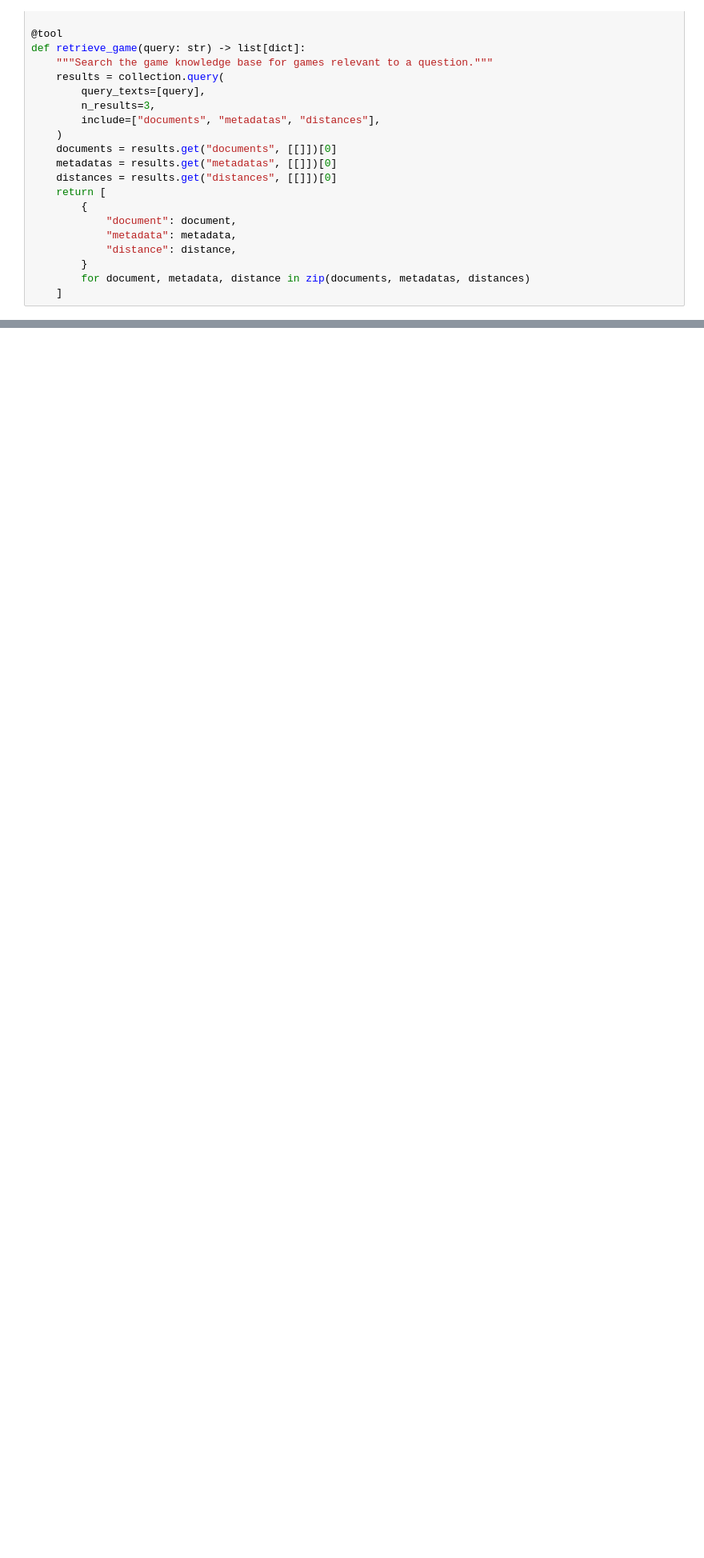
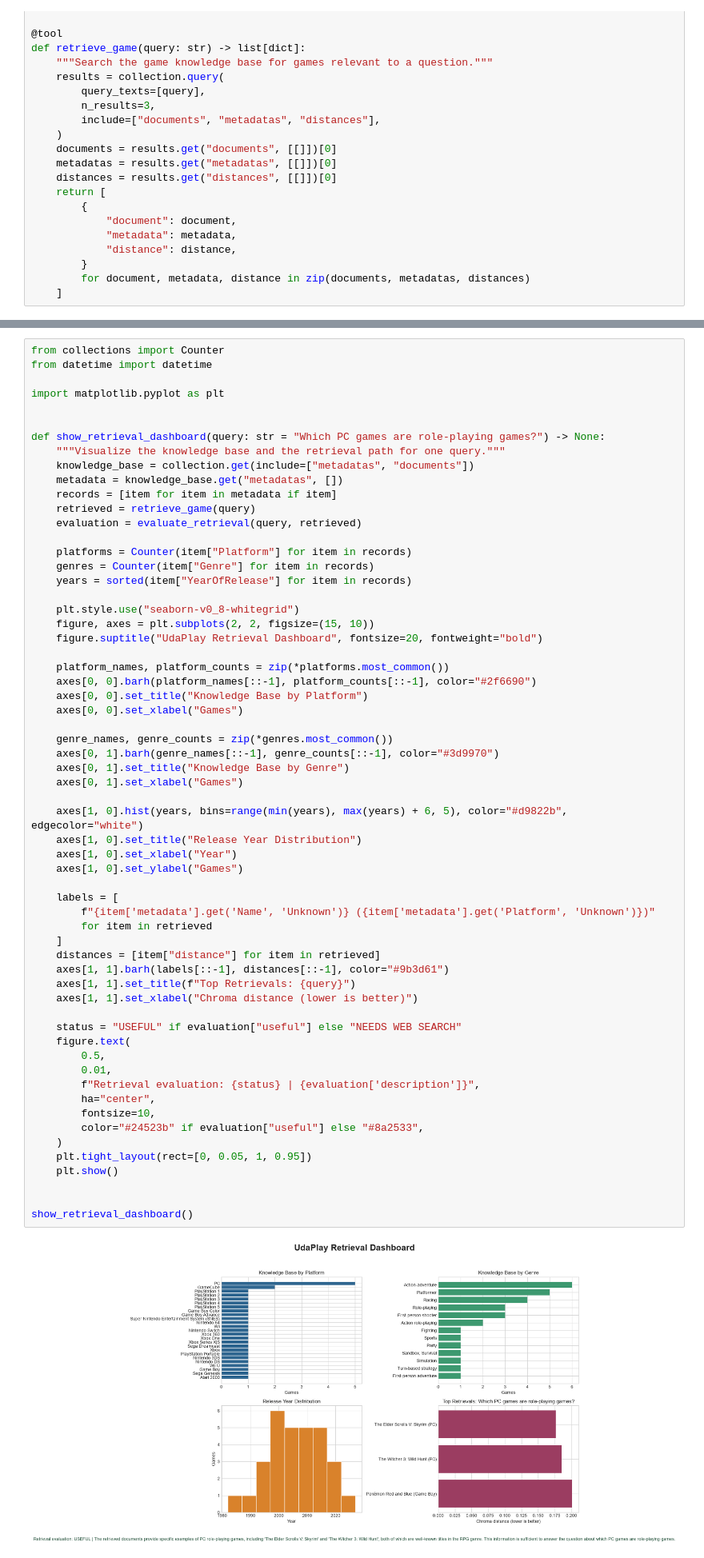
Before and after one commit to r05taJ/probable-octo-engine, a Jupyter notebook: starter/Udaplay_02_starter_project.ipynb, the cells around one changed output, grey strips where cells are left out. Shown at 80% size. Saved outputs shown, nothing was run; the diff lists cells and outputs as text; blank space fills up the shorter version.

```diff
--- a/starter/Udaplay_02_starter_project.ipynb
+++ b/starter/Udaplay_02_starter_project.ipynb
@@ -99,3 +137,66 @@ def retrieve_game(query: str) -> list[dict]:
+# %%
+from collections import Counter
+from datetime import datetime
+
+import matplotlib.pyplot as plt
+
+
+def show_retrieval_dashboard(query: str = "Which PC games are role-playing games?") -> None:
+    """Visualize the knowledge base and the retrieval path for one query."""
+    knowledge_base = collection.get(include=["metadatas", "documents"])
+    metadata = knowledge_base.get("metadatas", [])
+    records = [item for item in metadata if item]
+    retrieved = retrieve_game(query)
+    evaluation = evaluate_retrieval(query, retrieved)
+
+    platforms = Counter(item["Platform"] for item in records)
+    genres = Counter(item["Genre"] for item in records)
+    years = sorted(item["YearOfRelease"] for item in records)
+
+    plt.style.use("seaborn-v0_8-whitegrid")
+    figure, axes = plt.subplots(2, 2, figsize=(15, 10))
+    figure.suptitle("UdaPlay Retrieval Dashboard", fontsize=20, fontweight="bold")
+
+    platform_names, platform_counts = zip(*platforms.most_common())
+    axes[0, 0].barh(platform_names[::-1], platform_counts[::-1], color="#2f6690")
+    axes[0, 0].set_title("Knowledge Base by Platform")
+    axes[0, 0].set_xlabel("Games")
+
+    genre_names, genre_counts = zip(*genres.most_common())
+    axes[0, 1].barh(genre_names[::-1], genre_counts[::-1], color="#3d9970")
+    axes[0, 1].set_title("Knowledge Base by Genre")
+    axes[0, 1].set_xlabel("Games")
+
+    axes[1, 0].hist(years, bins=range(min(years), max(years) + 6, 5), color="#d9822b", edgecolor="white")
+    axes[1, 0].set_title("Release Year Distribution")
+    axes[1, 0].set_xlabel("Year")
+    axes[1, 0].set_ylabel("Games")
+
+    labels = [
+        f"{item['metadata'].get('Name', 'Unknown')} ({item['metadata'].get('Platform', 'Unknown')})"
+        for item in retrieved
+    ]
+    distances = [item["distance"] for item in retrieved]
+    axes[1, 1].barh(labels[::-1], distances[::-1], color="#9b3d61")
+    axes[1, 1].set_title(f"Top Retrievals: {query}")
+    axes[1, 1].set_xlabel("Chroma distance (lower is better)")
+
+    status = "USEFUL" if evaluation["useful"] else "NEEDS WEB SEARCH"
+    figure.text(
+        0.5,
+        0.01,
+        f"Retrieval evaluation: {status} | {evaluation['description']}",
+        ha="center",
+        fontsize=10,
+        color="#24523b" if evaluation["useful"] else "#8a2533",
+    )
+    plt.tight_layout(rect=[0, 0.05, 1, 0.95])
+    plt.show()
+
+
+show_retrieval_dashboard()
+# %% [output]
+[figure, added]
 # %% [markdown]
 #### Evaluate Retrieval Tool
 # %%
```
Also changed, not shown: parts of 6 cells of this notebook, 15 other files.
